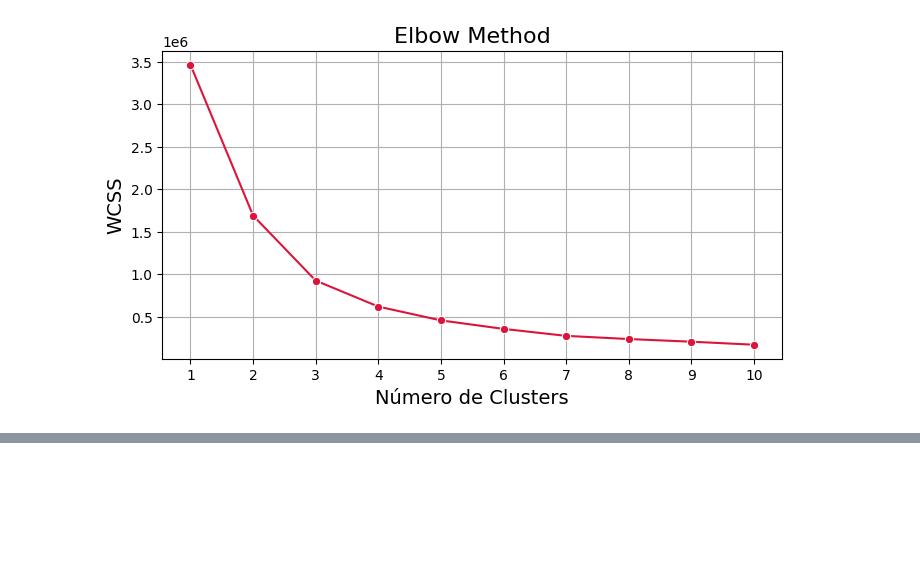
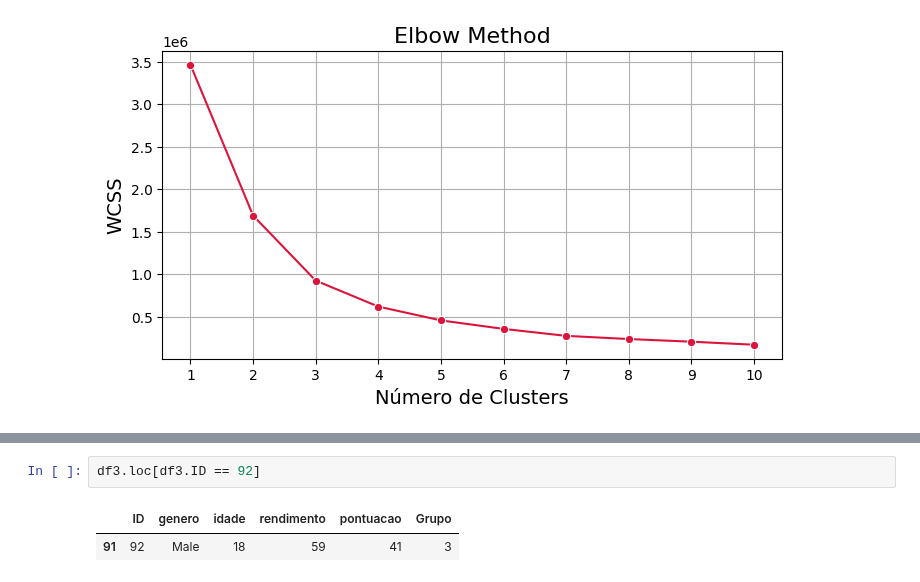
Before and after one commit to SisouDev/iaAlg, a Jupyter notebook: cluster/kmeans.ipynb, the cells around one changed output, grey strips where cells are left out. Cells and saved outputs as stored; diff of their text form; blank space fills up the shorter version.

```diff
--- a/cluster/kmeans.ipynb
+++ b/cluster/kmeans.ipynb
@@ -372,0 +475,5 @@ plt.show()
+# %%
+df3.loc[df3.ID == 92]
+# %% [output]
+|  | ID | genero | idade | rendimento | pontuacao | Grupo |
+| 91 | 92 | Male | 18 | 59 | 41 | 3 |
```
Also changed, not shown: parts of 15 cells of this notebook.
